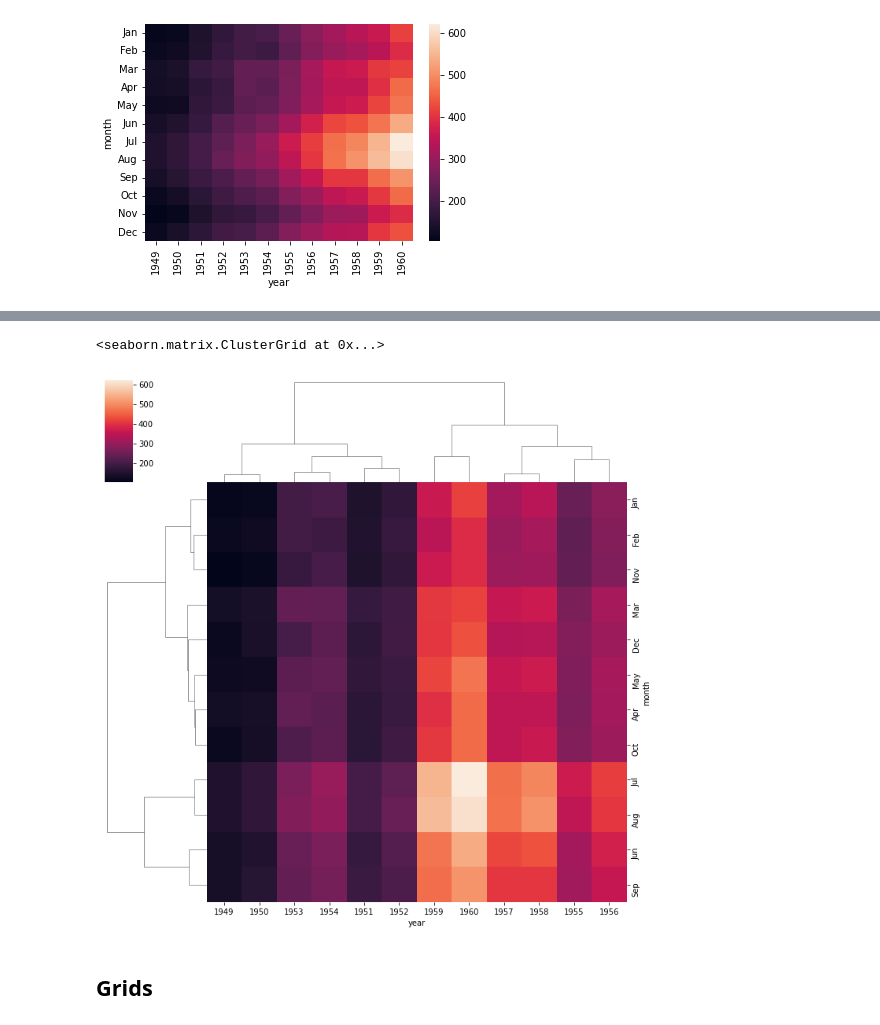
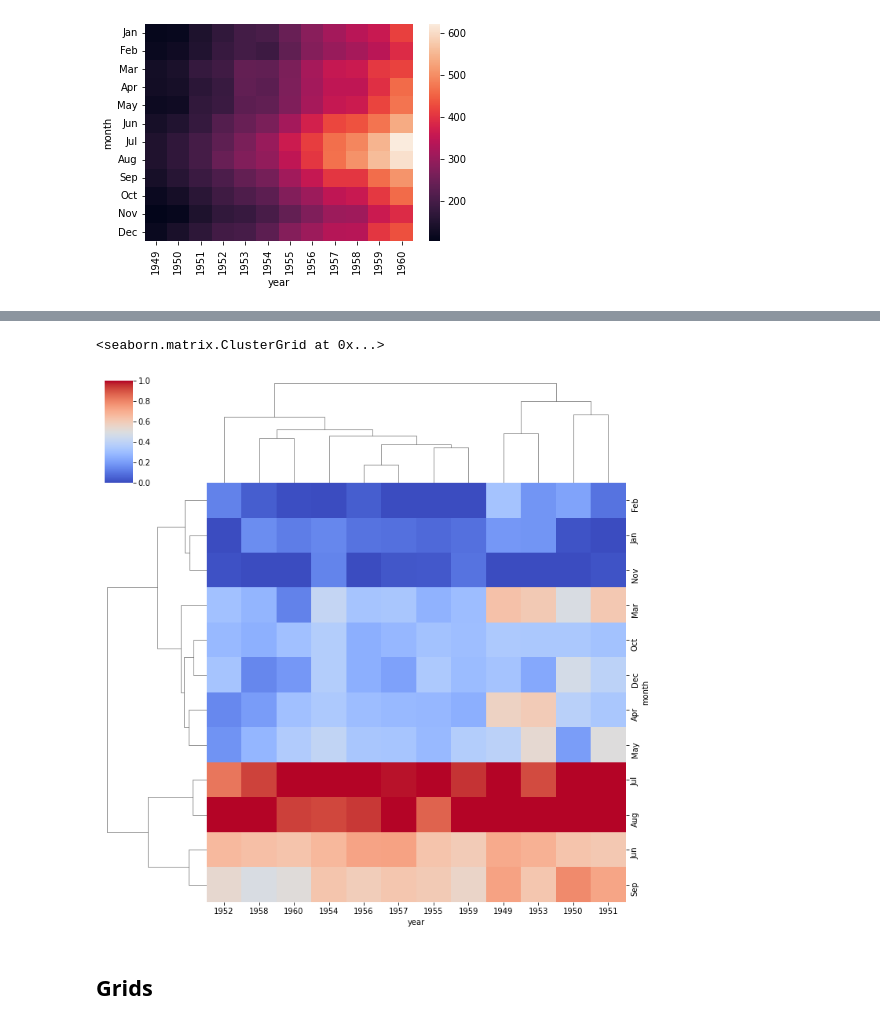
Before and after one commit to developervinoth/GWC-Python_Seaborn, a Jupyter notebook: GWC-Seaborn.ipynb, the cells around one changed output, grey strips where cells are left out. Cells and saved outputs as stored; diff of their text form; code cells hidden in the pictures.

```diff
--- a/GWC-Seaborn.ipynb
+++ b/GWC-Seaborn.ipynb
@@ -178,9 +174,9 @@ sns.heatmap(flights_df.pivot_table(values='passengers',index='month', columns='y
 # %%
 # sns.lmplot(x = 'year', y='passengers', data= flights_df)
-sns.clustermap(flights_df.pivot_table(values='passengers',index='month', columns='year'))
+sns.clustermap(flights_df.pivot_table(values='passengers',index='month', columns='year'),cmap = 'coolwarm', standard_scale=1)
 # %% [output]
 <seaborn.matrix.ClusterGrid at 0x...>
-[figure, old version]
+[figure, new version]
 # %% [markdown]
 ## Grids
 # %%
```
Also changed, not shown: parts of 13 cells of this notebook.
